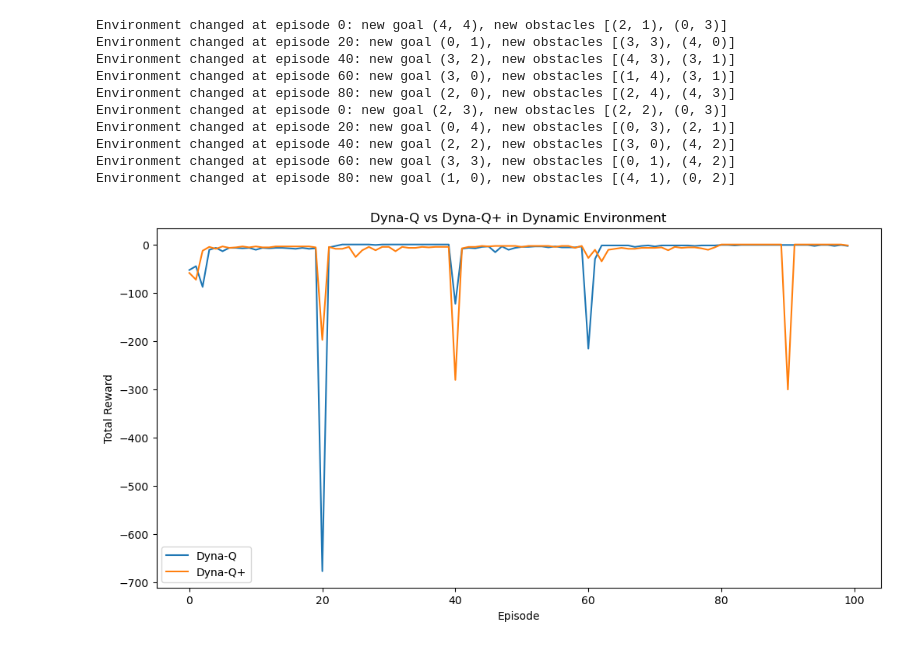
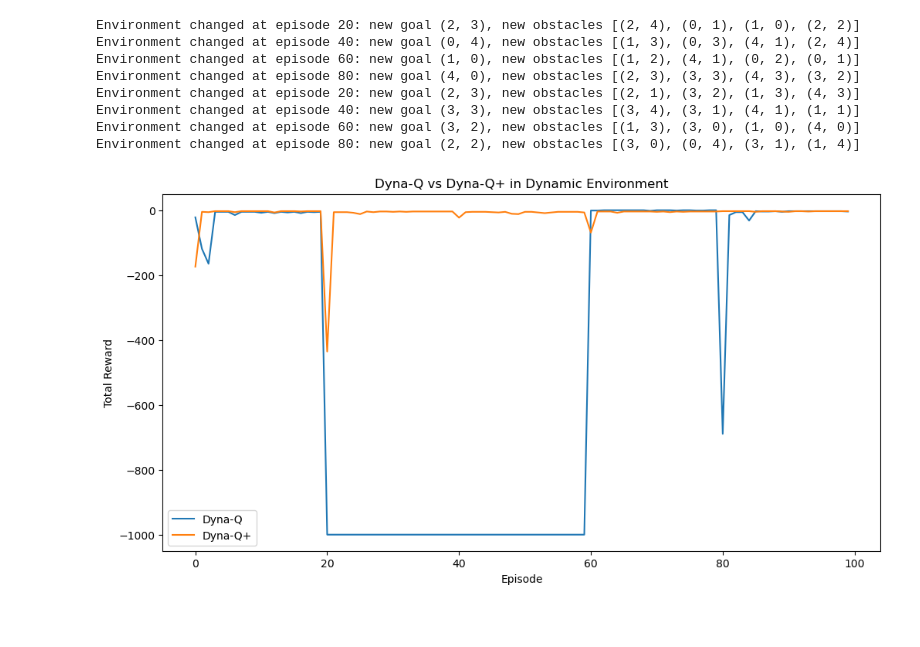
Before and after one commit to WhizZest/Book_Code_RL, a Jupyter notebook: ch11_学习与规划/Dyna-Q+.ipynb, the cells around one changed output. Drawn from its saved outputs; the diff is of its cells as text; code cells hidden in the pictures; blank space fills up the shorter version.

```diff
--- a/ch11_学习与规划/Dyna-Q+.ipynb
+++ b/ch11_学习与规划/Dyna-Q+.ipynb
@@ -10,6 +10,7 @@ class DynamicGridWorld:
         self.height = height
         self.goal = goal  # 初始目标位置
         self.obstacles = obstacles  # 初始障碍物
+        self.obstacle_count = len(obstacles)
         self.actions = ['up', 'down', 'left', 'right']
         self.change_interval = 20  # 每 20 个 episode 环境变化一次
 
@@ -43,13 +44,13 @@ class DynamicGridWorld:
 
     def change_environment(self, episode):
         # 每 20 个 episode 改变目标位置和障碍物
-        if episode % self.change_interval == 0:
+        if episode % self.change_interval == 0 and episode != 0:
             while True:
                 # 生成新的目标位置
                 new_goal = (random.randint(0, self.width - 1), random.randint(0, self.height - 1))
                 # 生成新的障碍物位置（确保不与目标位置重叠）
                 new_obstacles = []
-                for _ in range(2):
+                for _ in range(self.obstacle_count):
                     while True:
                         obstacle = (random.randint(0, self.width - 1), random.randint(0, self.height - 1))
                         if obstacle != new_goal and obstacle not in new_obstacles:
@@ -143,48 +144,46 @@ class DynaQPlus(DynaQ):
         self.current_time = 0
 
     def update(self, state, action, reward, next_state):
-        self.current_time += 1
-        self.time_since_last_visit[state, action] = self.current_time
-
         # 计算额外奖励
         bonus_reward = self.kappa * np.sqrt(self.current_time - self.time_since_last_visit.get((state, action), 0))
         reward += bonus_reward
 
         # Q-learning 更新
         max_q_next = max([self.Q[next_state, a] for a in self.env.actions])
         self.Q[state, action] += self.alpha * (reward + self.gamma * max_q_next - self.Q[state, action])
 
+        self.time_since_last_visit[state, action] = self.current_time
+        self.current_time += 1
+
 
 # 测试 Dyna-Q 和 Dyna-Q+
 if __name__ == "__main__":
-    env = DynamicGridWorld(width=5, height=5, goal=(3, 3), obstacles=[(1, 1), (2, 2)])
+    env = DynamicGridWorld(width=5, height=5, goal=(3, 3), obstacles=[(1, 1), (2, 2), (3, 1), (4, 2)])
 
     # 运行 Dyna-Q
     dyna_q = DynaQ(env, n_planning=10)
     dyna_q_rewards = dyna_q.learn(num_episodes=100)
 
     # 运行 Dyna-Q+
     dyna_q_plus = DynaQPlus(env, n_planning=10, kappa=0.01)
     dyna_q_plus_rewards = dyna_q_plus.learn(num_episodes=100)
 
     plt.figure(figsize=(12, 6))
     # 绘制对比曲线
     plt.plot(dyna_q_rewards, label="Dyna-Q")
     plt.plot(dyna_q_plus_rewards, label="Dyna-Q+")
     plt.xlabel("Episode")
     plt.ylabel("Total Reward")
     plt.title("Dyna-Q vs Dyna-Q+ in Dynamic Environment")
     plt.legend()
     plt.show()
 # %% [output]
-Environment changed at episode 0: new goal (4, 4), new obstacles [(2, 1), (0, 3)]
-Environment changed at episode 20: new goal (0, 1), new obstacles [(3, 3), (4, 0)]
-Environment changed at episode 40: new goal (3, 2), new obstacles [(4, 3), (3, 1)]
-Environment changed at episode 60: new goal (3, 0), new obstacles [(1, 4), (3, 1)]
-Environment changed at episode 80: new goal (2, 0), new obstacles [(2, 4), (4, 3)]
-Environment changed at episode 0: new goal (2, 3), new obstacles [(2, 2), (0, 3)]
-Environment changed at episode 20: new goal (0, 4), new obstacles [(0, 3), (2, 1)]
-Environment changed at episode 40: new goal (2, 2), new obstacles [(3, 0), (4, 2)]
-Environment changed at episode 60: new goal (3, 3), new obstacles [(0, 1), (4, 2)]
-Environment changed at episode 80: new goal (1, 0), new obstacles [(4, 1), (0, 2)]
+Environment changed at episode 20: new goal (2, 3), new obstacles [(2, 4), (0, 1), (1, 0), (2, 2)]
+Environment changed at episode 40: new goal (0, 4), new obstacles [(1, 3), (0, 3), (4, 1), (2, 4)]
+Environment changed at episode 60: new goal (1, 0), new obstacles [(1, 2), (4, 1), (0, 2), (0, 1)]
+Environment changed at episode 80: new goal (4, 0), new obstacles [(2, 3), (3, 3), (4, 3), (3, 2)]
+Environment changed at episode 20: new goal (2, 3), new obstacles [(2, 1), (3, 2), (1, 3), (4, 3)]
+Environment changed at episode 40: new goal (3, 3), new obstacles [(3, 4), (3, 1), (4, 1), (1, 1)]
+Environment changed at episode 60: new goal (3, 2), new obstacles [(1, 3), (3, 0), (1, 0), (4, 0)]
+Environment changed at episode 80: new goal (2, 2), new obstacles [(3, 0), (0, 4), (3, 1), (1, 4)]
-[figure, old version]
+[figure, new version]
```
Also changed, not shown: 1 other file.
